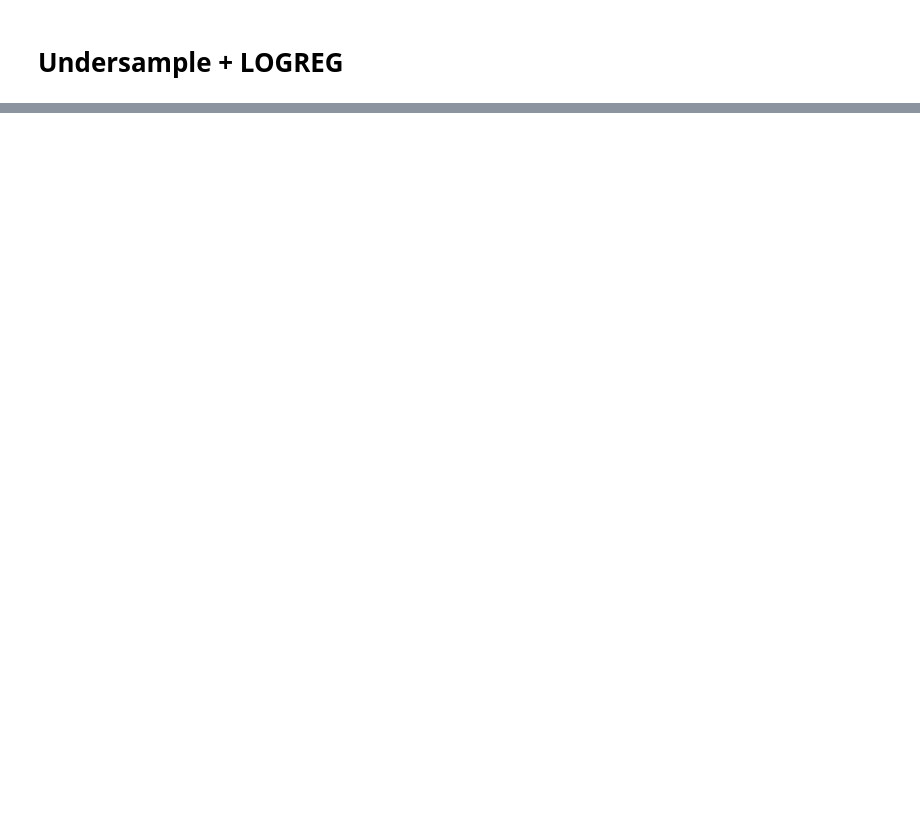
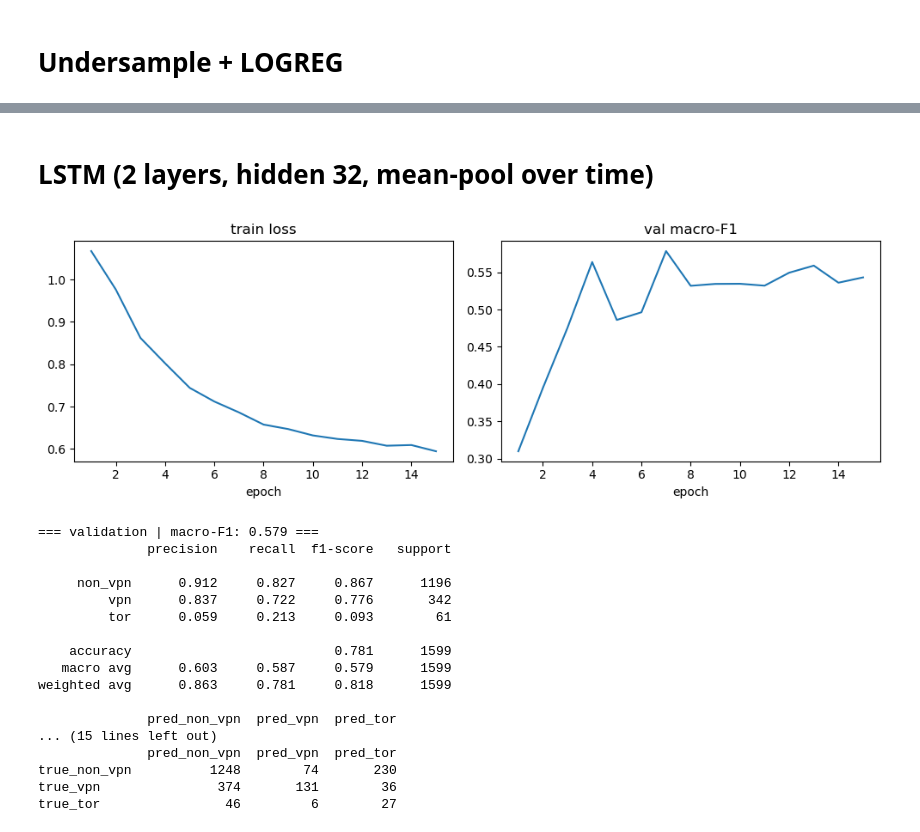
Before and after one commit to ZhiSherng/encrypted_traffic_classification, a Jupyter notebook: eda_cleaning.ipynb, the cells around one changed output, grey strips where cells are left out. Cells and saved outputs as stored; diff of their text form; code cells hidden in the pictures; blank space fills up the shorter version.

Commit message:
lstm scripts

```diff
--- a/eda_cleaning.ipynb
+++ b/eda_cleaning.ipynb
@@ -15,11 +15,11 @@ pd.set_option('display.width', None)
 
 #load every saved batch back in
 #load YOUR own .pkl files as shown in the example
-non_vpn1 = pd.read_pickle("/data/nonvpn1_files_AL2.pkl")
-non_vpn2 = pd.read_pickle("/data/nonvpn2_files_AL2.pkl")
-non_vpn3 = pd.read_pickle("/data/nonvpn3_files_AL2.pkl")
-vpn = pd.read_pickle("/data/vpn_files_AL2.pkl")
-tor = pd.read_pickle("/data/tor_files_AL2.pkl")
+non_vpn1 = pd.read_pickle("data/nonvpn1_files_AL2.pkl")
+non_vpn2 = pd.read_pickle("data/nonvpn2_files_AL2.pkl")
+non_vpn3 = pd.read_pickle("data/nonvpn3_files_AL2.pkl")
+vpn = pd.read_pickle("data/vpn_files_AL2.pkl")
+tor = pd.read_pickle("data/tor_files_AL2.pkl")
 
 #combine into one dataframe
 df_combined = pd.concat([non_vpn1, non_vpn2, non_vpn3, vpn, tor], ignore_index=True)
@@ -959,0 +1347,47 @@ print(classification_report(y_val, rf.predict(X_val), digits=3))
+# %% [markdown]
+# LSTM (2 layers, hidden 32, mean-pool over time)
+# %%
+import numpy as np  # before torch/train_lstm
+import matplotlib.pyplot as plt
+from sklearn.metrics import classification_report, confusion_matrix, f1_score
+from train_lstm import (CLASSES, BLOCKS, N_BUCKETS, DEVICE, predict, load_model, load_history, X_validation, X_test, y_validation, y_test, X_train, y_train)
+import pandas as pd
+#inference only: run `python train_lstm.py` once (saves models/lstm.pt and models/lstm_history.csv)
+model = load_model()
+history = load_history()
+
+fig, ax = plt.subplots(1, 2, figsize=(10, 3.5))
+ax[0].plot(history["epoch"], history["train_loss"]); ax[0].set_title("train loss")
+ax[1].plot(history["epoch"], history["val_macro_f1"]); ax[1].set_title("val macro-F1")
+for a in ax:
+    a.set_xlabel("epoch")
+plt.tight_layout()
+plt.show()
+
+def report(name, y_true, pred):
+    print(f"\n=== {name} | macro-F1: {f1_score(y_true, pred, average='macro'):.3f} ===")
+    print(classification_report(y_true, pred, target_names=CLASSES, digits=3))
+    print(pd.DataFrame(confusion_matrix(y_true, pred, labels=range(len(CLASSES))),
+                       index=[f"true_{c}" for c in CLASSES], columns=[f"pred_{c}" for c in CLASSES]))
+
+report("validation", y_validation, predict(model, X_validation))
+report("test", y_test, predict(model, X_test))   # model selected on val only; test is read once here
+# %% [output]
+[figure, added]
+=== validation | macro-F1: 0.579 ===
+              precision    recall  f1-score   support
+
+     non_vpn      0.912     0.827     0.867      1196
+         vpn      0.837     0.722     0.776       342
+         tor      0.059     0.213     0.093        61
+
+    accuracy                          0.781      1599
+   macro avg      0.603     0.587     0.579      1599
+weighted avg      0.863     0.781     0.818      1599
+
+              pred_non_vpn  pred_vpn  pred_tor
+... (15 lines left out)
+              pred_non_vpn  pred_vpn  pred_tor
+true_non_vpn          1248        74       230
+true_vpn               374       131        36
+true_tor                46         6        27
```
Also changed, not shown: parts of 39 cells of this notebook, 7 other files.
